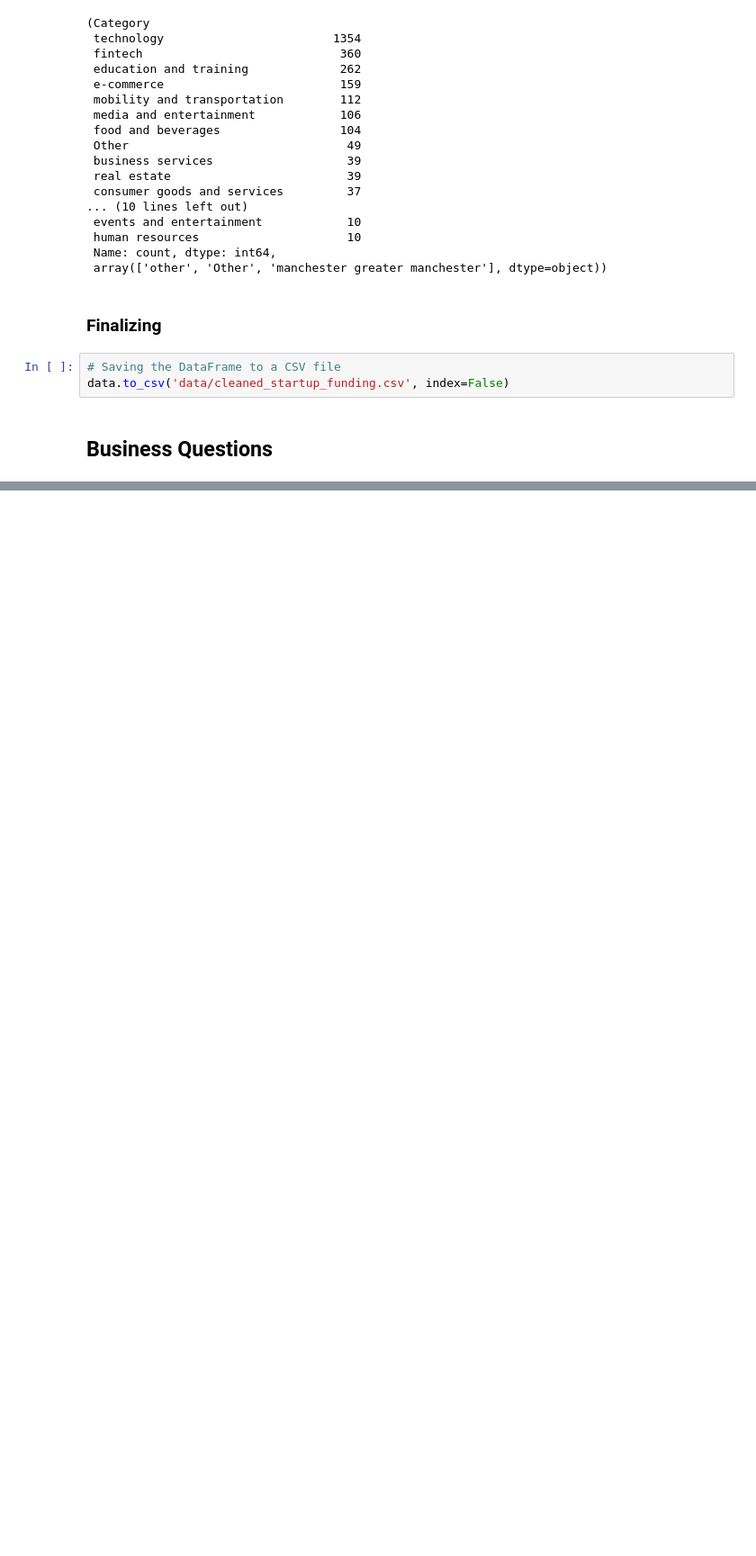
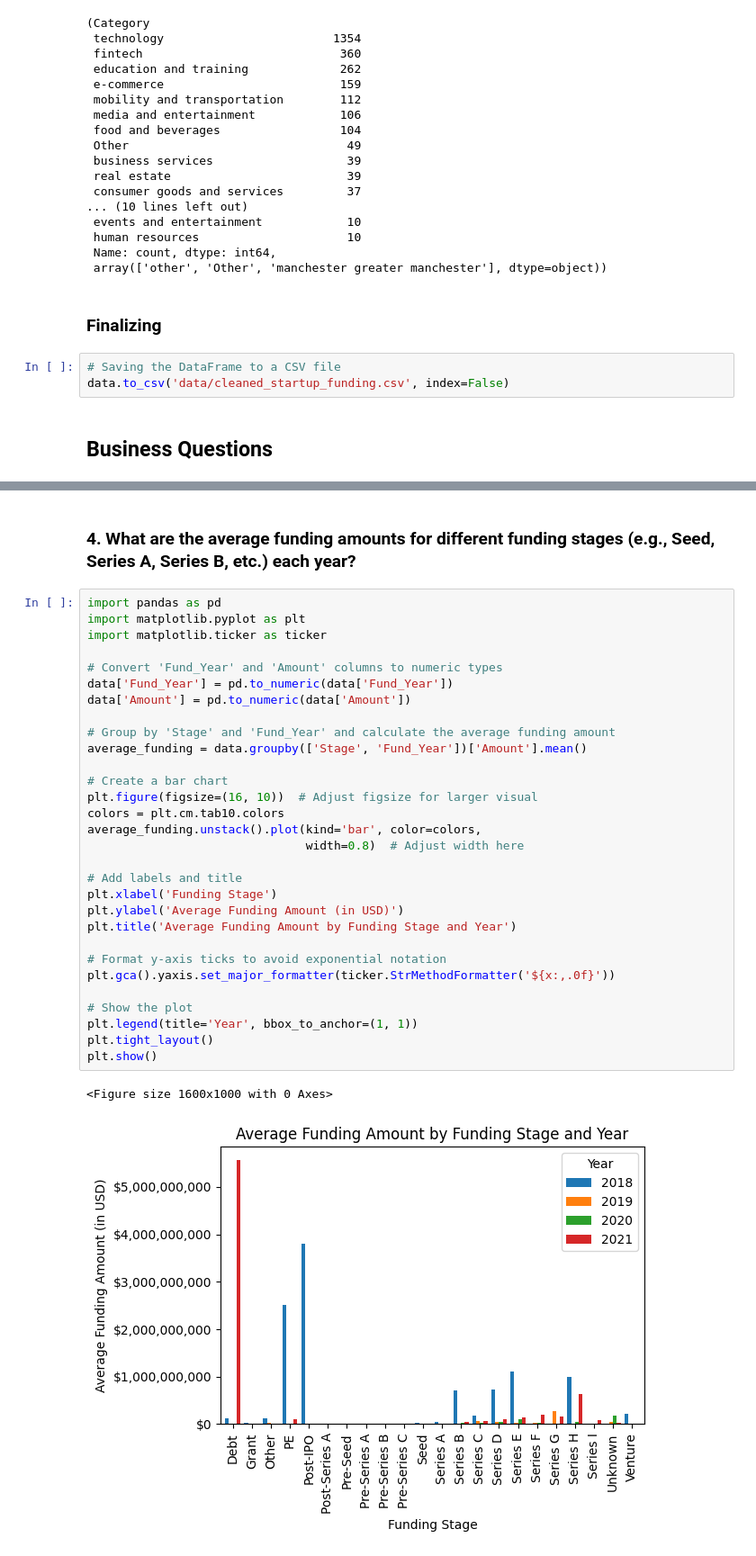
Before and after one commit to elishastanley/Indian-Start-up-Funding-Analysis-2018-2021, a Jupyter notebook: notebook/main.ipynb, the cells around one changed output, grey strips where cells are left out. Shown at 90% size. Saved outputs shown, nothing was run; the diff lists cells and outputs as text; blank space fills up the shorter version.

```diff
--- a/notebook/main.ipynb
+++ b/notebook/main.ipynb
@@ -883,0 +1011,35 @@ data.to_csv('data/cleaned_startup_funding.csv', index=False)
+# %% [markdown]
+### 4. What are the average funding amounts for different funding stages (e.g., Seed, Series A, Series B, etc.) each year?
+# %%
+import pandas as pd
+import matplotlib.pyplot as plt
+import matplotlib.ticker as ticker
+
+# Convert 'Fund_Year' and 'Amount' columns to numeric types
+data['Fund_Year'] = pd.to_numeric(data['Fund_Year'])
+data['Amount'] = pd.to_numeric(data['Amount'])
+
+# Group by 'Stage' and 'Fund_Year' and calculate the average funding amount
+average_funding = data.groupby(['Stage', 'Fund_Year'])['Amount'].mean()
+
+# Create a bar chart
+plt.figure(figsize=(16, 10))  # Adjust figsize for larger visual
+colors = plt.cm.tab10.colors
+average_funding.unstack().plot(kind='bar', color=colors,
+                               width=0.8)  # Adjust width here
+
+# Add labels and title
+plt.xlabel('Funding Stage')
+plt.ylabel('Average Funding Amount (in USD)')
+plt.title('Average Funding Amount by Funding Stage and Year')
+
+# Format y-axis ticks to avoid exponential notation
+plt.gca().yaxis.set_major_formatter(ticker.StrMethodFormatter('${x:,.0f}'))
+
+# Show the plot
+plt.legend(title='Year', bbox_to_anchor=(1, 1))
+plt.tight_layout()
+plt.show()
+# %% [output]
+<Figure size 1600x1000 with 0 Axes>
+[figure, added]
```
Also changed, not shown: parts of 21 cells of this notebook.
